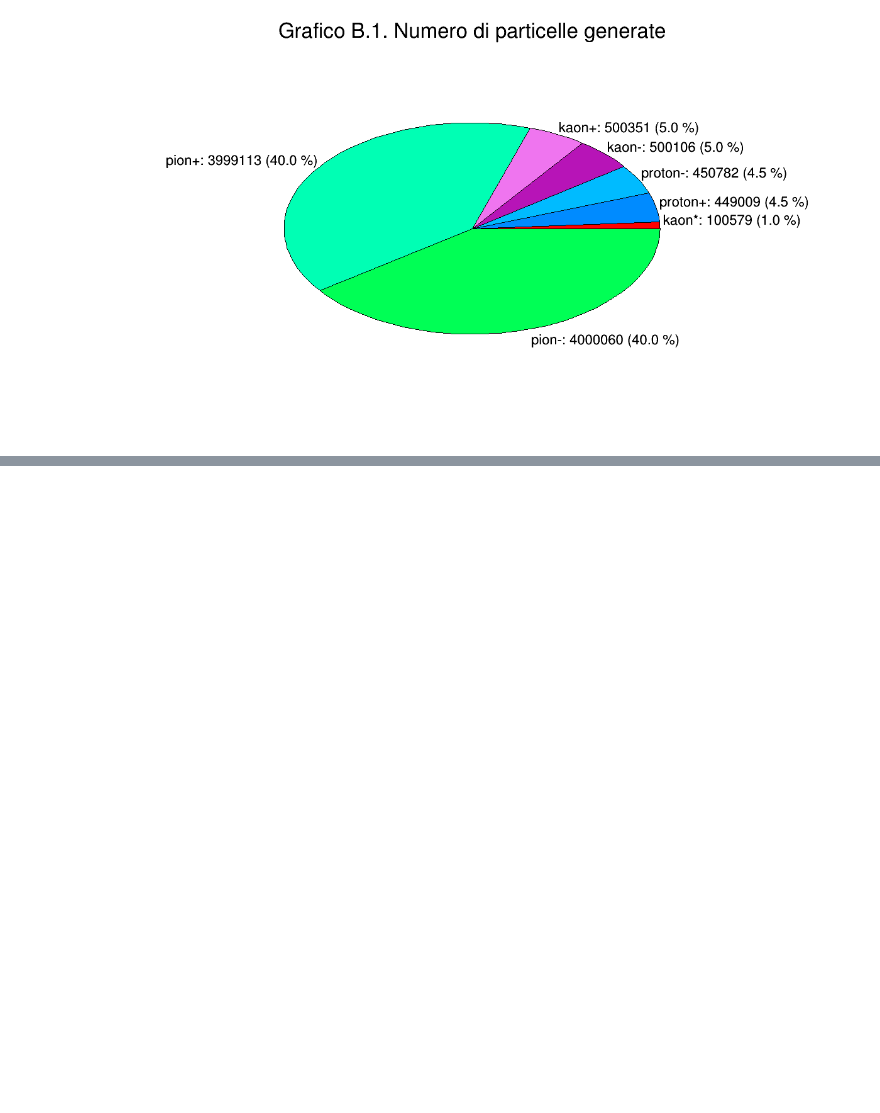
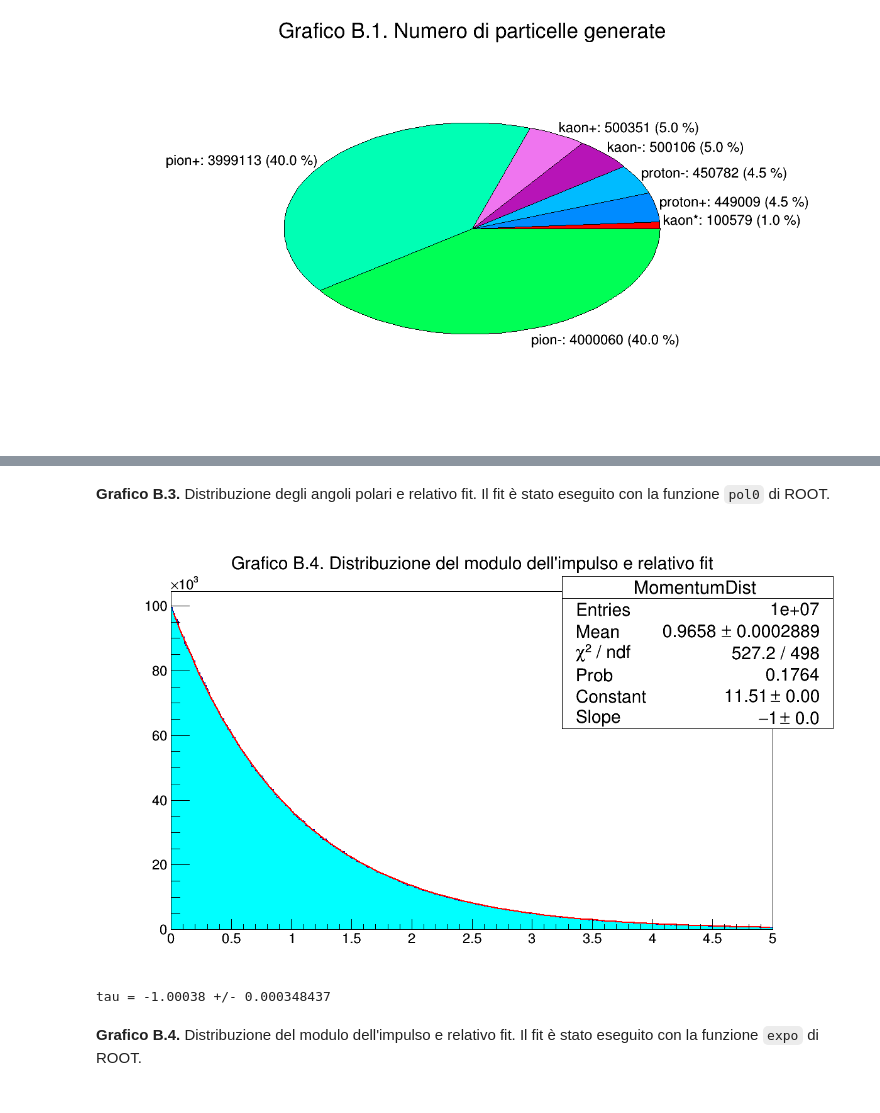
Before and after one commit to P2-718na/kstar-decay-analysis, a Jupyter notebook: notebooks/kstar-decay.ipynb, the cells around one changed output, grey strips where cells are left out. Cells and saved outputs as stored; diff of their text form; code cells hidden in the pictures; blank space fills up the shorter version.

```diff
--- a/notebooks/kstar-decay.ipynb
+++ b/notebooks/kstar-decay.ipynb
@@ -423,0 +427,22 @@ __Grafico B.1.__ Numero di particelle generate.
+# %% [markdown]
+__Grafico B.3.__ Distribuzione degli angoli polari e relativo fit. Il fit è stato eseguito con la funzione `pol0` di ROOT.
+# %% [markdown]
+<div style="page-break-after: always;"></div>
+# %%
+// Esegue il fit del grafico e lo disegna.
+TFitResultPtr r = MomentumDist->Fit("expo", "SQ");
+
+// Stampa il parametro con l'errore, visto che non compare nella legenda.
+cout << "tau = " << r->Parameter(1) << " +/- " << r->ParError(1) << endl;
+
+MomentumDist->SetFillColor(7);
+MomentumDist->SetTitle("Grafico B.4. Distribuzione del modulo dell'impulso e relativo fit");
+MomentumDist->Draw();
+cv->Draw();
+# %% [output]
+[figure, added]
+tau = -1.00038 +/- 0.000348437
+# %% [markdown]
+__Grafico B.4.__ Distribuzione del modulo dell'impulso e relativo fit. Il fit è stato eseguito con la funzione `expo` di ROOT.
+# %% [markdown]
+<div style="page-break-after: always;"></div>
```
Also changed, not shown: parts of 27 cells of this notebook.
